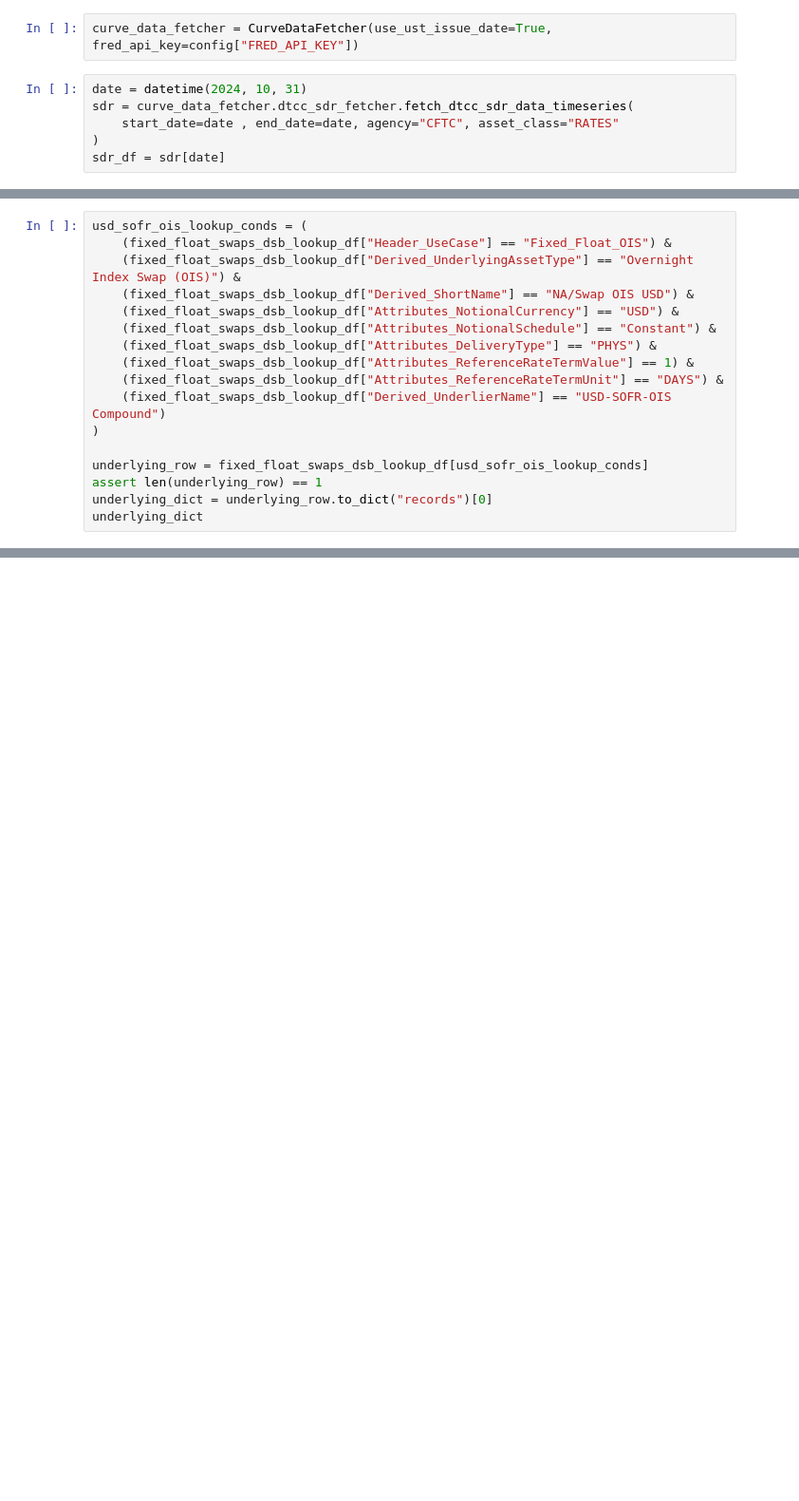
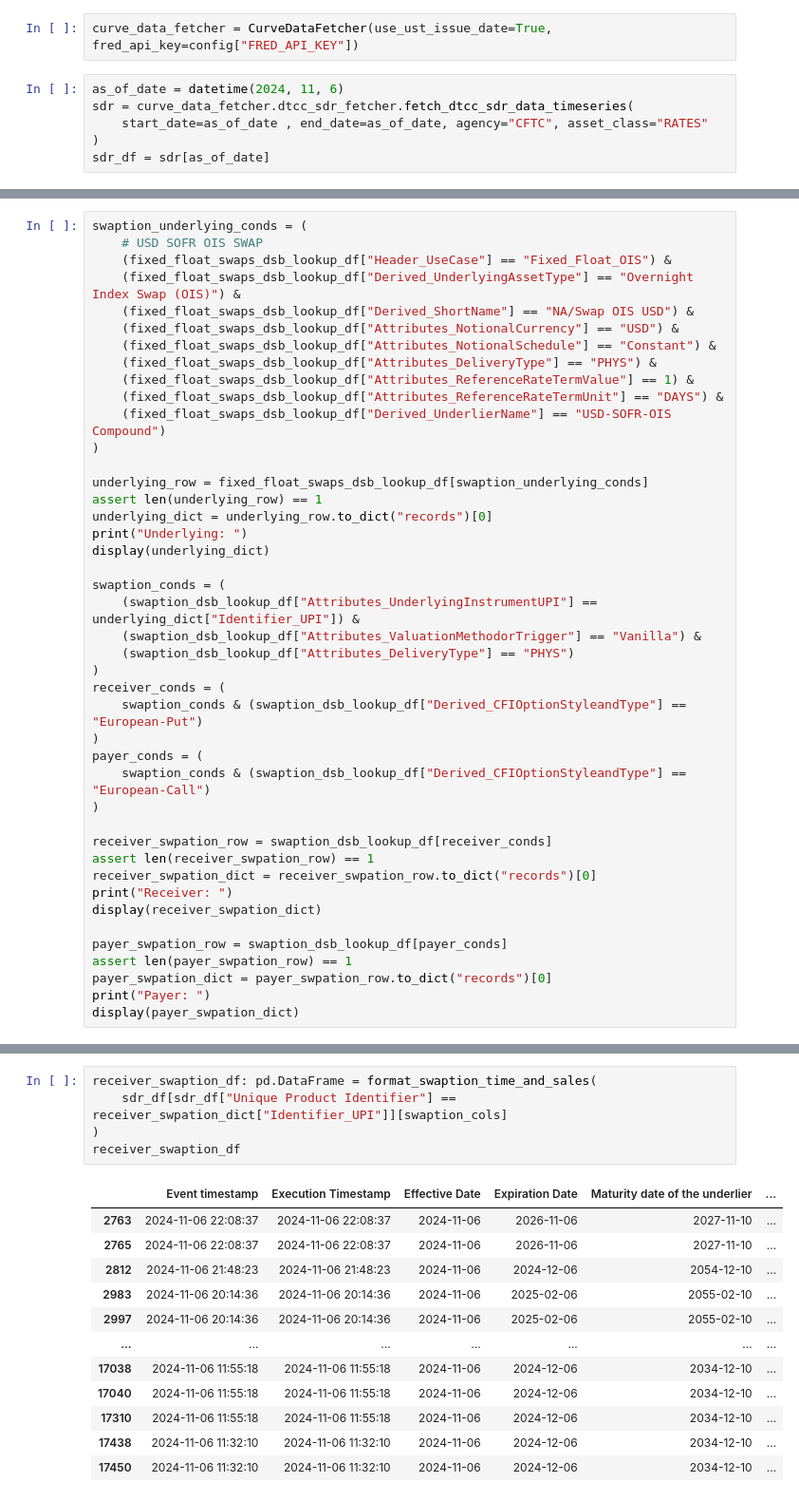
Before and after one commit to cleeclee123/Curvy-CUSIPs, a Jupyter notebook: notebooks/swaptions.ipynb, the cells around one changed output, grey strips where cells are left out. Shown at 95% size. Drawn from its saved outputs; the diff is of its cells as text; blank space fills up the shorter version.

Commit message:
swaps and other otc rates stuff from dtcc

```diff
--- a/notebooks/swaptions.ipynb
+++ b/notebooks/swaptions.ipynb
@@ -51,8 +49,8 @@ The autoreload extension is already loaded. To reload it, use:
 # %%
 curve_data_fetcher = CurveDataFetcher(use_ust_issue_date=True, fred_api_key=config["FRED_API_KEY"])
 # %%
-date = datetime(2024, 10, 31)
+as_of_date = datetime(2024, 11, 6)
 sdr = curve_data_fetcher.dtcc_sdr_fetcher.fetch_dtcc_sdr_data_timeseries(
-    start_date=date , end_date=date, agency="CFTC", asset_class="RATES"
+    start_date=as_of_date , end_date=as_of_date, agency="CFTC", asset_class="RATES"
 )
-sdr_df = sdr[date]
+sdr_df = sdr[as_of_date]
@@ -88,5 +61,6 @@ swaption_dsb_lookup_df
 # %%
-usd_sofr_ois_lookup_conds = (
+swaption_underlying_conds = (
+    # USD SOFR OIS SWAP
     (fixed_float_swaps_dsb_lookup_df["Header_UseCase"] == "Fixed_Float_OIS") &
     (fixed_float_swaps_dsb_lookup_df["Derived_UnderlyingAssetType"] == "Overnight Index Swap (OIS)") &
     (fixed_float_swaps_dsb_lookup_df["Derived_ShortName"] == "NA/Swap OIS USD") &
@@ -98,8 +72,33 @@ usd_sofr_ois_lookup_conds = (
     (fixed_float_swaps_dsb_lookup_df["Derived_UnderlierName"] == "USD-SOFR-OIS Compound")
 )
 
-underlying_row = fixed_float_swaps_dsb_lookup_df[usd_sofr_ois_lookup_conds]
+underlying_row = fixed_float_swaps_dsb_lookup_df[swaption_underlying_conds]
 assert len(underlying_row) == 1
 underlying_dict = underlying_row.to_dict("records")[0]
-underlying_dict
+print("Underlying: ")
+display(underlying_dict)
+
+swaption_conds = (
+    (swaption_dsb_lookup_df["Attributes_UnderlyingInstrumentUPI"] == underlying_dict["Identifier_UPI"]) &
+    (swaption_dsb_lookup_df["Attributes_ValuationMethodorTrigger"] == "Vanilla") &
+    (swaption_dsb_lookup_df["Attributes_DeliveryType"] == "PHYS")
+)
+receiver_conds = (
+    swaption_conds & (swaption_dsb_lookup_df["Derived_CFIOptionStyleandType"] == "European-Put")
+)
+payer_conds = (
+    swaption_conds & (swaption_dsb_lookup_df["Derived_CFIOptionStyleandType"] == "European-Call")
+)
+
+receiver_swpation_row = swaption_dsb_lookup_df[receiver_conds]
+assert len(receiver_swpation_row) == 1
+receiver_swpation_dict = receiver_swpation_row.to_dict("records")[0]
+print("Receiver: ")
+display(receiver_swpation_dict)
+
+payer_swpation_row = swaption_dsb_lookup_df[payer_conds]
+assert len(payer_swpation_row) == 1
+payer_swpation_dict = payer_swpation_row.to_dict("records")[0]
+print("Payer: ")
+display(payer_swpation_dict)
 # %% [output]
@@ -149,0 +240,18 @@ sdr_df
+# %%
+receiver_swaption_df: pd.DataFrame = format_swaption_time_and_sales(
+    sdr_df[sdr_df["Unique Product Identifier"] == receiver_swpation_dict["Identifier_UPI"]][swaption_cols]
+)
+receiver_swaption_df
+# %% [output]
+|  | Event timestamp | Execution Timestamp | Effective Date | Expiration Date | Maturity date of the underlier | ... |
+| 2763 | 2024-11-06 22:08:37 | 2024-11-06 22:08:37 | 2024-11-06 | 2026-11-06 | 2027-11-10 | ... |
+| 2765 | 2024-11-06 22:08:37 | 2024-11-06 22:08:37 | 2024-11-06 | 2026-11-06 | 2027-11-10 | ... |
+| 2812 | 2024-11-06 21:48:23 | 2024-11-06 21:48:23 | 2024-11-06 | 2024-12-06 | 2054-12-10 | ... |
+| 2983 | 2024-11-06 20:14:36 | 2024-11-06 20:14:36 | 2024-11-06 | 2025-02-06 | 2055-02-10 | ... |
+| 2997 | 2024-11-06 20:14:36 | 2024-11-06 20:14:36 | 2024-11-06 | 2025-02-06 | 2055-02-10 | ... |
+| ... | ... | ... | ... | ... | ... | ... |
+| 17038 | 2024-11-06 11:55:18 | 2024-11-06 11:55:18 | 2024-11-06 | 2024-12-06 | 2034-12-10 | ... |
+| 17040 | 2024-11-06 11:55:18 | 2024-11-06 11:55:18 | 2024-11-06 | 2024-12-06 | 2034-12-10 | ... |
+| 17310 | 2024-11-06 11:55:18 | 2024-11-06 11:55:18 | 2024-11-06 | 2024-12-06 | 2034-12-10 | ... |
+| 17438 | 2024-11-06 11:32:10 | 2024-11-06 11:32:10 | 2024-11-06 | 2024-12-06 | 2034-12-10 | ... |
+| 17450 | 2024-11-06 11:32:10 | 2024-11-06 11:32:10 | 2024-11-06 | 2024-12-06 | 2034-12-10 | ... |
```
Also changed, not shown: parts of 11 cells of this notebook, 22 other files.
